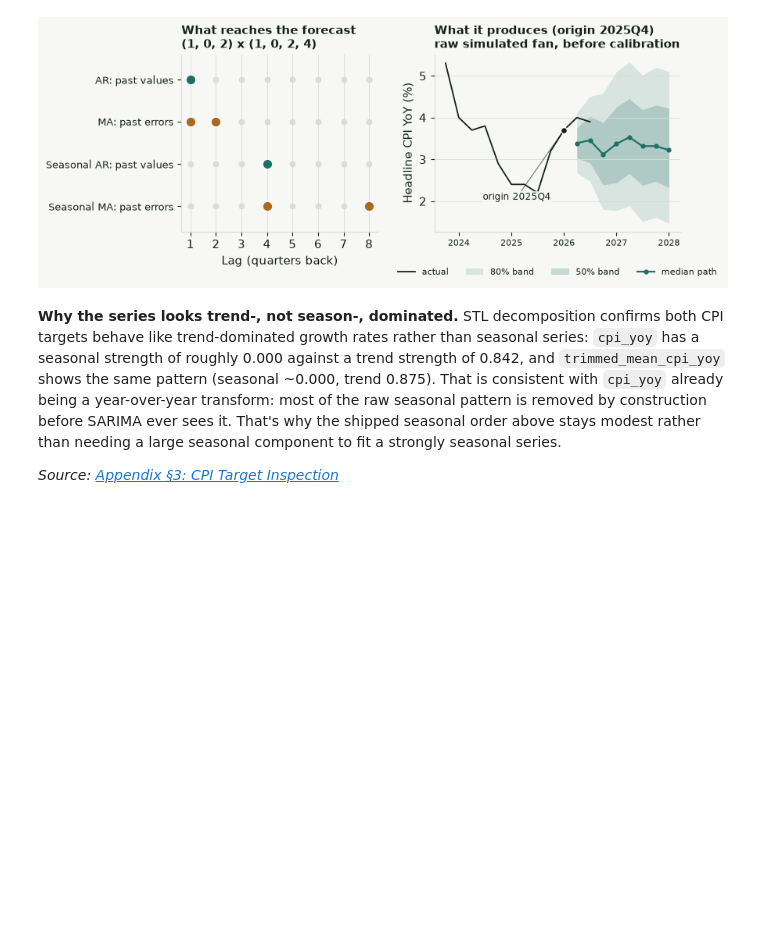
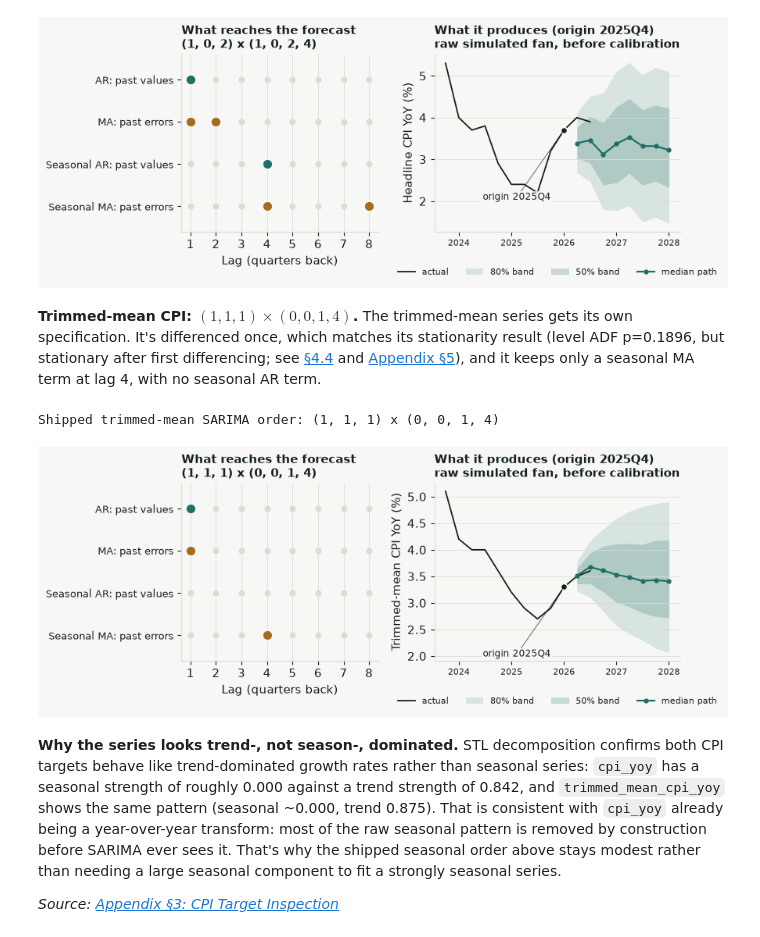
Before and after one commit to JuanVu1810/Australian-CPI-Forecast, a Jupyter notebook: book/australian_cpi_forecasting/04_modeling/41_sarima.ipynb, the cells around one changed output. Saved outputs shown, nothing was run; the diff lists cells and outputs as text; code cells hidden in the pictures; blank space fills up the shorter version.

```diff
--- a/book/australian_cpi_forecasting/04_modeling/41_sarima.ipynb
+++ b/book/australian_cpi_forecasting/04_modeling/41_sarima.ipynb
@@ -106,6 +106,62 @@ plt.show()
 # %% [output]
 Shipped headline SARIMA order: (1, 0, 2) x (1, 0, 2, 4)
 [figure]
+# %% [markdown]
+**Trimmed-mean CPI: $(1,1,1)\times(0,0,1,4)$.** The trimmed-mean series gets its own specification. It's differenced once, which matches its stationarity result (level ADF p=0.1896, but stationary after first differencing; see [§4.4](44_svar) and [Appendix §5](../appendix_eda/05_stationarity_tests)), and it keeps only a seasonal MA term at lag 4, with no seasonal AR term.
+# %%
+from src.models.sarima import TRIMMED_MEAN_DEFAULT_ORDER, TRIMMED_MEAN_DEFAULT_SEASONAL_ORDER
+
+p, d, q = TRIMMED_MEAN_DEFAULT_ORDER
+P, D, Q, s = TRIMMED_MEAN_DEFAULT_SEASONAL_ORDER
+print(f"Shipped trimmed-mean SARIMA order: {TRIMMED_MEAN_DEFAULT_ORDER} x {TRIMMED_MEAN_DEFAULT_SEASONAL_ORDER}")
+
+terms = {
+    "AR: past values": list(range(1, p + 1)),
+    "MA: past errors": list(range(1, q + 1)),
+    "Seasonal AR: past values": [s * k for k in range(1, P + 1)],
+    "Seasonal MA: past errors": [s * k for k in range(1, Q + 1)],
+}
+lags = list(range(1, 9))
+
+fan = pd.read_csv(PROJECT_ROOT / "reports/simulation_fan_sarima_trimmed_mean.csv")
+hist = pd.read_csv(TABLEAU / "historical_indicators.csv")
+hist = hist[hist["variable"] == "trimmed_mean_cpi_yoy"].sort_values("quarter").tail(12)
+q2d = lambda quarters: pd.PeriodIndex(quarters, freq="Q").to_timestamp(how="end")
+
+fig, (a, b) = plt.subplots(1, 2, figsize=(8.8, 3.7), gridspec_kw={"width_ratios": [1, 1.25]})
+for row, (name, at) in enumerate(terms.items()):
+    y = len(terms) - 1 - row
+    a.scatter(lags, [y] * len(lags), s=22, color=GRID, zorder=2)
+    a.scatter(at, [y] * len(at), s=90, color=ACCENT if "past values" in name else HIGHLIGHT,
+              edgecolor=PAPER, linewidth=1.4, zorder=3)
+a.set_yticks(range(len(terms)), list(terms)[::-1], fontsize=9)
+a.set_xticks(lags)
+a.set_xlabel("Lag (quarters back)")
+a.set_title(f"What reaches the forecast\n{TRIMMED_MEAN_DEFAULT_ORDER} x {TRIMMED_MEAN_DEFAULT_SEASONAL_ORDER}",
+            loc="left", fontsize=10.5, fontweight="bold")
+a.grid(axis="y", visible=False)
+a.set_ylim(-0.6, len(terms) - 0.4)
+
+x_h, x_f = q2d(hist["quarter"]), q2d(fan["target_quarter"])
+b.plot(x_h, hist["value"], color=INK, linewidth=1.3, label="actual")
+b.fill_between(x_f, fan["p10"], fan["p90"], color=ACCENT, alpha=0.14, linewidth=0, label="80% band")
+b.fill_between(x_f, fan["p25"], fan["p75"], color=ACCENT, alpha=0.22, linewidth=0, label="50% band")
+b.plot(x_f, fan["median"], color=ACCENT, linewidth=1.6, marker="o", markersize=3.5, label="median path")
+origin_q = fan["forecast_origin"].iloc[0]
+o = hist[hist["quarter"] == origin_q].iloc[0]
+mark_time(b, q2d([origin_q])[0], o["value"], f"origin {origin_q}", (-12, -62), ha="right")
+b.set_title(f"What it produces (origin {origin_q})\nraw simulated fan, before calibration",
+            loc="left", fontsize=10.5, fontweight="bold")
+b.set_ylabel("Trimmed-mean CPI YoY (%)")
+b.legend(frameon=False, fontsize=8, loc="upper center", bbox_to_anchor=(0.5, -0.16), ncol=4)
+b.grid(axis="x", visible=False)
+year_axis(b, 1)
+b.tick_params(axis="x", labelsize=8)
+fig.tight_layout()
+plt.show()
+# %% [output]
+Shipped trimmed-mean SARIMA order: (1, 1, 1) x (0, 0, 1, 4)
+[figure, added]
 # %% [markdown]
 **Why the series looks trend-, not season-, dominated.** STL decomposition confirms both
 CPI targets behave like trend-dominated growth rates rather than seasonal series:
```
Also changed, not shown: parts of 3 cells of this notebook, 6 other files.
